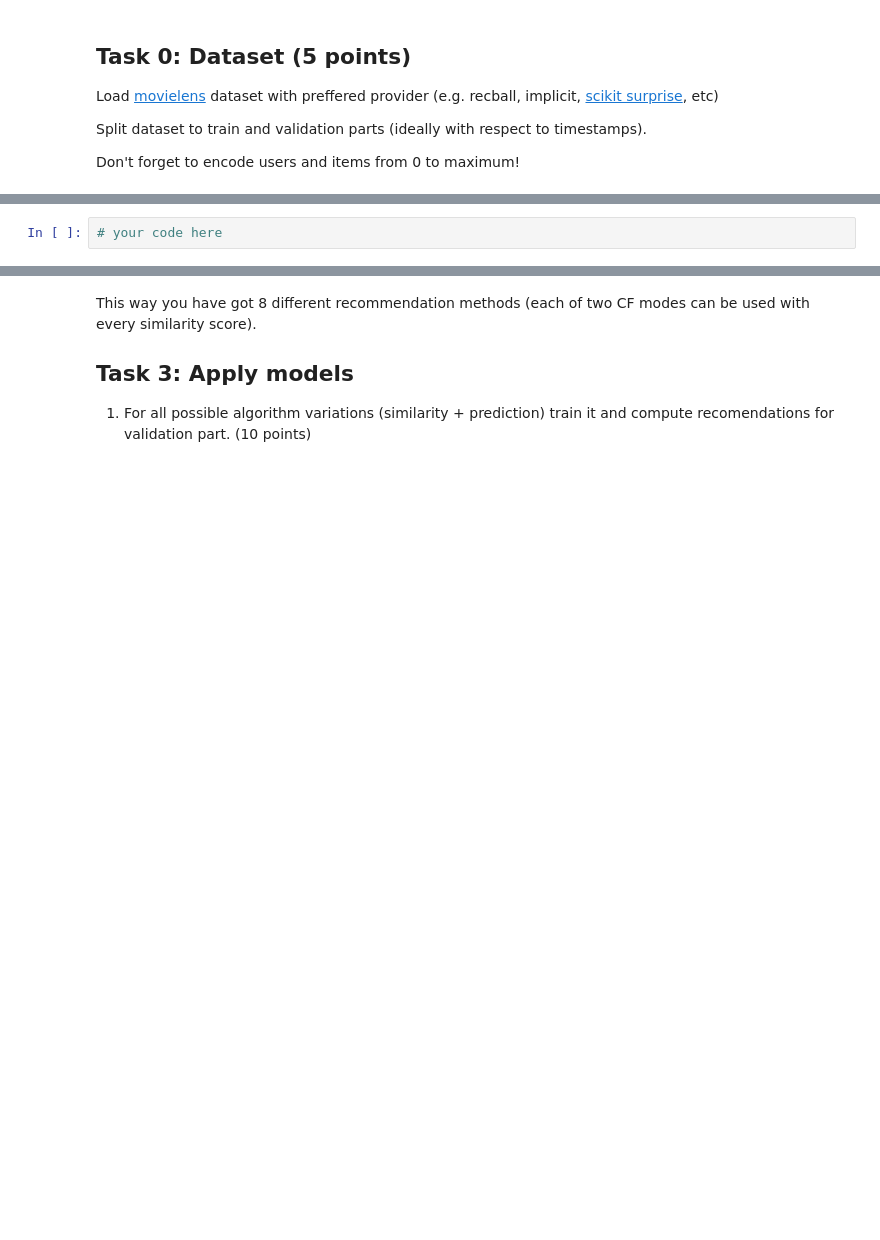
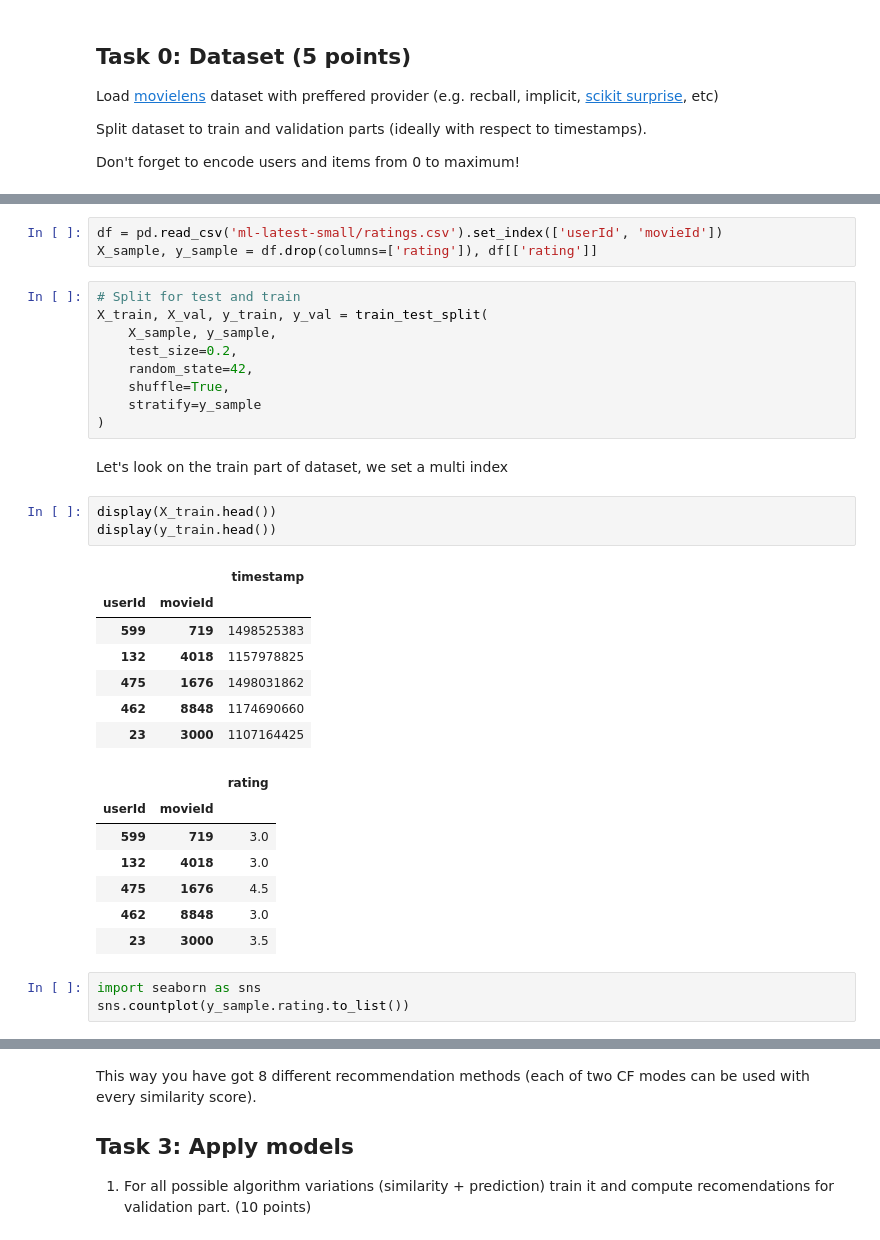
Before and after one commit to IvanKarpovich/ds-courses, a Jupyter notebook: msu25f rec_sys/recsys_hw01.ipynb, the cells around one changed output, grey strips where cells are left out. Saved outputs shown, nothing was run; the diff lists cells and outputs as text; blank space fills up the shorter version.

```diff
--- a/msu25f rec_sys/recsys_hw01.ipynb
+++ b/msu25f rec_sys/recsys_hw01.ipynb
@@ -15,5 +56,38 @@ Don't forget to encode users and items from 0 to maximum!
+# %%
+df = pd.read_csv('ml-latest-small/ratings.csv').set_index(['userId', 'movieId'])
+X_sample, y_sample = df.drop(columns=['rating']), df[['rating']]
 # %%
-# your code here
+# Split for test and train
+X_train, X_val, y_train, y_val = train_test_split(
+    X_sample, y_sample,
+    test_size=0.2,
+    random_state=42,
+    shuffle=True,
+    stratify=y_sample
+)
+# %% [markdown]
+Let's look on the train part of dataset, we set a multi index
+# %%
+display(X_train.head())
+display(y_train.head())
+# %% [output]
+|  |  | timestamp |
+| userId | movieId |  |
+| 599 | 719 | 1498525383 |
+| 132 | 4018 | 1157978825 |
+| 475 | 1676 | 1498031862 |
+| 462 | 8848 | 1174690660 |
+| 23 | 3000 | 1107164425 |
+|  |  | rating |
+| userId | movieId |  |
+| 599 | 719 | 3.0 |
+| 132 | 4018 | 3.0 |
+| 475 | 1676 | 4.5 |
+| 462 | 8848 | 3.0 |
+| 23 | 3000 | 3.5 |
+# %%
+import seaborn as sns
+sns.countplot(y_sample.rating.to_list())
 # %% [markdown]
 ## Task 1: Similarities (5 points each)
 
```
Also changed, not shown: parts of 23 cells of this notebook, 1 other file.
